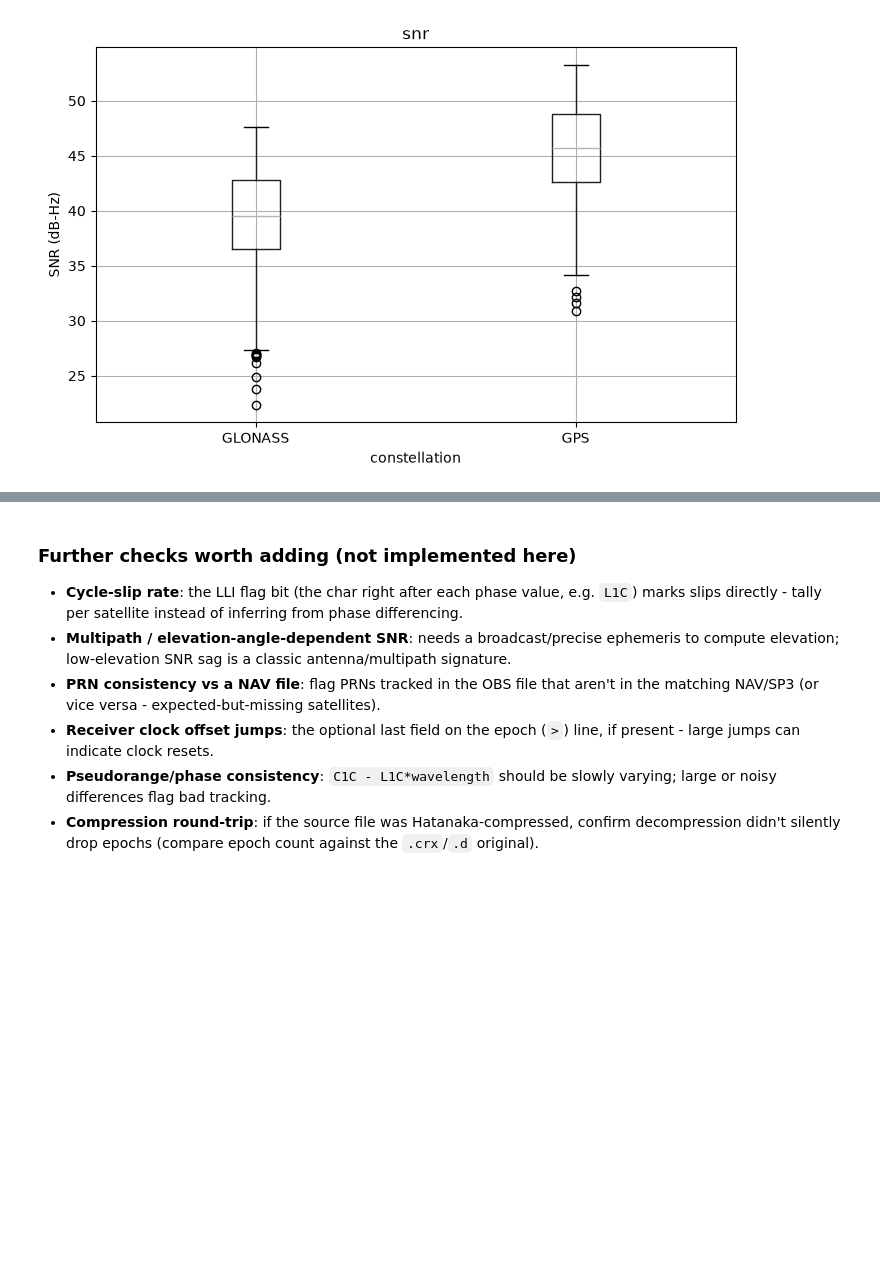
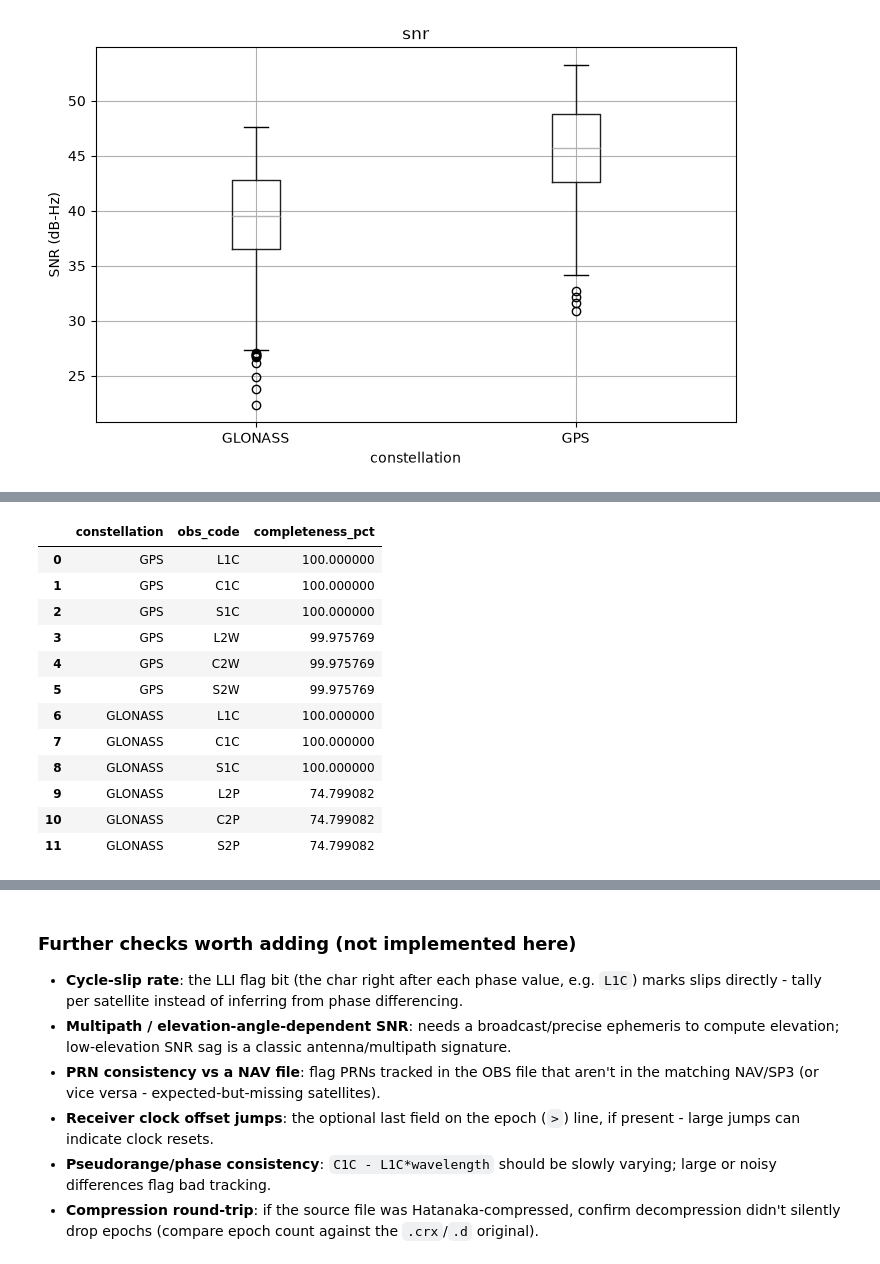
Before and after one commit to EarthScope/seafloor_geodesy_notebooks, a Jupyter notebook: notebooks/rinex4_qc.ipynb, the cells around one changed output, grey strips where cells are left out. Cells and saved outputs as stored; diff of their text form; code cells hidden in the pictures; blank space fills up the shorter version.

```diff
--- a/notebooks/rinex4_qc.ipynb
+++ b/notebooks/rinex4_qc.ipynb
@@ -255,0 +259,48 @@ plt.show()
+# %%
+sys_line_count = defaultdict(int)          # total satellite-epoch lines seen per system (denominator)
+obs_valid_count = defaultdict(lambda: defaultdict(int))  # valid-value count per (system, obs_code)
+per_epoch_rows = []
+
+for ep in epochs:
+    epoch_sys_count = defaultdict(int)
+    epoch_valid = defaultdict(lambda: defaultdict(int))
+    for line in ep["lines"]:
+        sys_letter = line[0]
+        sys_line_count[sys_letter] += 1
+        epoch_sys_count[sys_letter] += 1
+        for code in header["obs_types"].get(sys_letter, []):
+            if extract_obs(line, sys_letter, code, header) is not None:
+                obs_valid_count[sys_letter][code] += 1
+                epoch_valid[sys_letter][code] += 1
+    row = {"time": ep["time"]}
+    for sys_letter, codes in header["obs_types"].items():
+        denom = epoch_sys_count.get(sys_letter, 0)
+        for code in codes:
+            row[f"{sys_letter}:{code}"] = 100 * epoch_valid[sys_letter][code] / denom if denom else float("nan")
+    per_epoch_rows.append(row)
+
+completeness_ts = pd.DataFrame(per_epoch_rows).set_index("time")
+
+completeness_summary = pd.DataFrame([
+    {
+        "constellation": CONSTELLATION_NAMES.get(sys_letter, sys_letter),
+        "obs_code": code,
+        "completeness_pct": 100 * obs_valid_count[sys_letter][code] / sys_line_count[sys_letter] if sys_line_count[sys_letter] else float("nan"),
+    }
+    for sys_letter, codes in header["obs_types"].items() for code in codes
+])
+completeness_summary
+# %% [output]
+|  | constellation | obs_code | completeness_pct |
+| 0 | GPS | L1C | 100.000000 |
+| 1 | GPS | C1C | 100.000000 |
+| 2 | GPS | S1C | 100.000000 |
+| 3 | GPS | L2W | 99.975769 |
+| 4 | GPS | C2W | 99.975769 |
+| 5 | GPS | S2W | 99.975769 |
+| 6 | GLONASS | L1C | 100.000000 |
+| 7 | GLONASS | C1C | 100.000000 |
+| 8 | GLONASS | S1C | 100.000000 |
+| 9 | GLONASS | L2P | 74.799082 |
+| 10 | GLONASS | C2P | 74.799082 |
+| 11 | GLONASS | S2P | 74.799082 |
```
Also changed, not shown: parts of 3 cells of this notebook, 1 other file.
